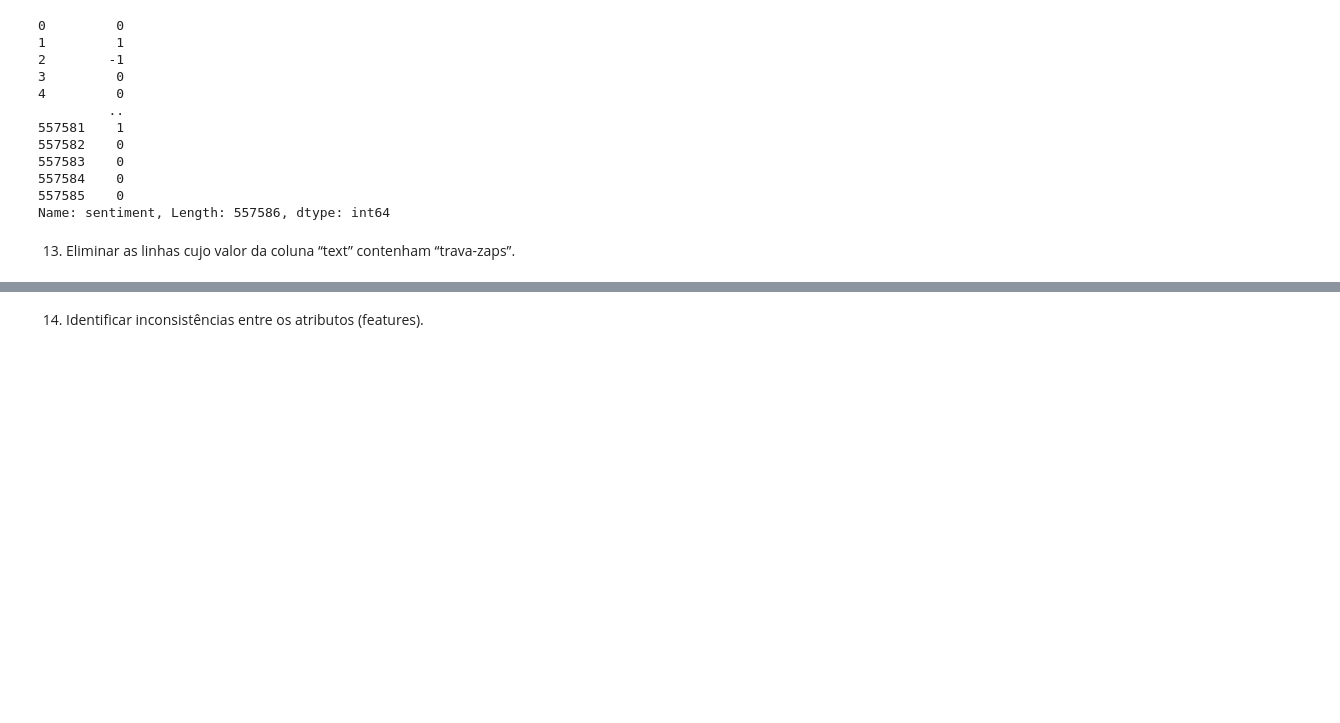
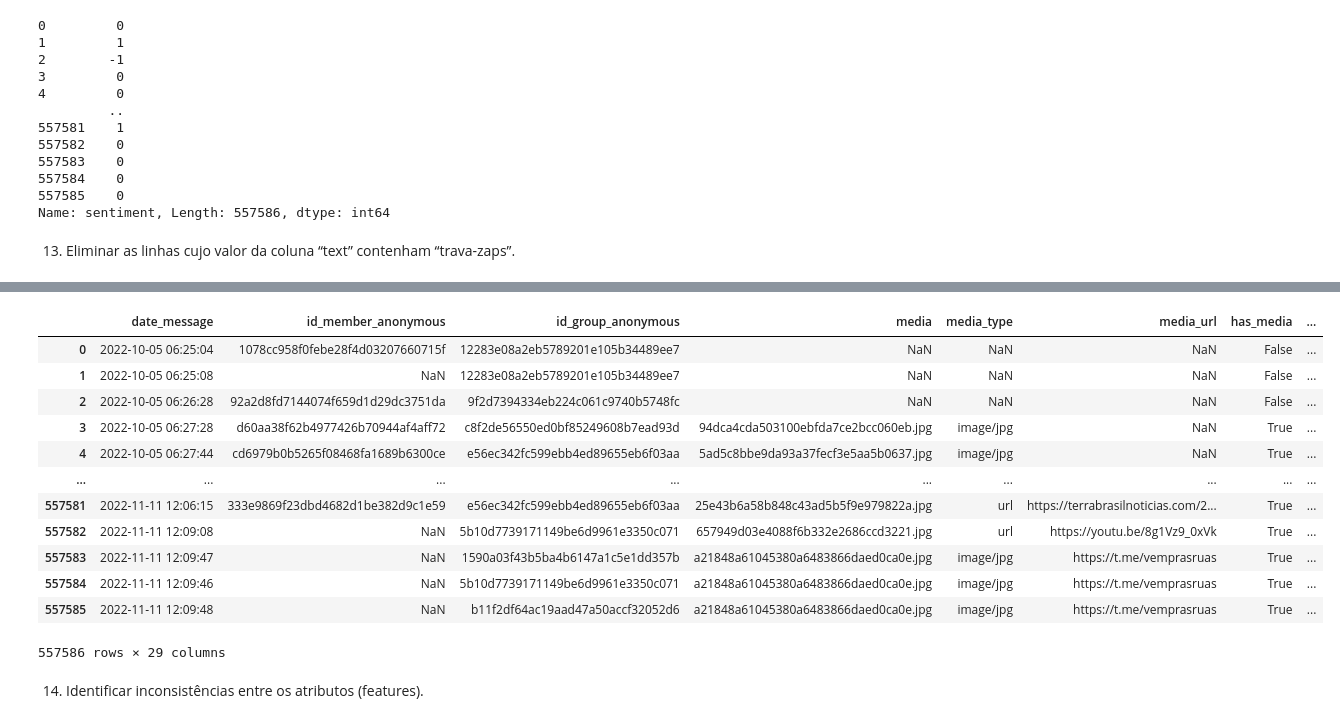
Before and after one commit to zairobastos/ICC, a Jupyter notebook: lista01.ipynb, the cells around one changed output, grey strips where cells are left out. Saved outputs shown, nothing was run; the diff lists cells and outputs as text; code cells hidden in the pictures; blank space fills up the shorter version.

```diff
--- a/lista01.ipynb
+++ b/lista01.ipynb
@@ -202,7 +220,7 @@ Name: caracteres, Length: 557586, dtype: int64
 # %% [markdown]
 9. Crie uma coluna chamada “words” contendo a quantidade de palavras da coluna “text”.
 # %%
-dataset['words'] = dataset['text_content_anonymous'].apply(lambda x: len(str(x).split()) if pd.notnull(x) else 0)
+dataset['words'] = dataset['text_content_anonymous'].fillna('').apply(lambda x: len(str(x).split())).astype(int)
 print(dataset['words'])
 # %% [output]
 0         20
@@ -237,6 +255,3 @@ print(dataset['viral'])
 Name: viral, Length: 557586, dtype: int64
 # %% [markdown]
 11. Crie uma coluna chamada “sharings” contendo a quantidade de vezes que o texto armazenado no atributo “text” aparece no dataset.
-# %%
-dataset['sharings'] = dataset.groupby('text_content_anonymous')['text_content_anonymous'].transform('count')
-print(dataset['sharings'])
@@ -255,0 +258,6 @@ Name: sharings, Length: 557586, dtype: float64
+# %%
+sharings_count = dataset['text_content_anonymous'].value_counts()
+
+dataset['sharings'] = dataset['text_content_anonymous'].map(sharings_count).fillna(0).astype(int)
+
+print(dataset['sharings'])
@@ -283,7 +304,3 @@ print(dataset['sentiment'])
 Name: sentiment, Length: 557586, dtype: int64
 # %% [markdown]
 13. Eliminar as linhas cujo valor da coluna “text” contenham “trava-zaps”.
-# %%
-dataset = dataset[~dataset['text_content_anonymous'].str.contains("trava-zaps", na=False)]
-display(dataset.head(5))
-print(dataset.shape)
@@ -312,0 +307,53 @@ print(dataset2.shape)
+# %%
+def extrair_caracteristicas(texto):
+  return {
+    "qtde_emojis": len(re.findall(r'[\U00010000-\U0010ffff]', texto)),
+    "qtde_especiais": len(re.findall(r'[^\w\s]', texto)),
+    "qtde_repeticoes": max([len(grupo) for grupo in re.findall(r'(.)\1*', texto)] + [0]),
+    "qtde_linhas": texto.count('\n') + 1
+  }
+
+# Heurística para indicar se é um trava-zap
+def e_trava_zap_heuristica(row):
+  return (
+    row['caracteres'] > 10000 or
+    row['qtde_emojis'] > 50 or
+    row['qtde_especiais'] > 100 or
+    row['qtde_repeticoes'] > 20 or
+    row['qtde_linhas'] > 100 or
+    (row['caracteres'] > 5000 and row['words'] < 10)
+  )
+
+# Função para definir trava_zap2
+def definir_trava_zap2(row):
+  if row['trava_zap'] == 1:
+    return 1
+  elif row['trava_zap'] == 0 and e_trava_zap_heuristica(row):
+    return 1
+  else:
+    return 0
+
+
+dataset2 = dataset.copy()
+dataset2['text_content_anonymous'] = dataset2['text_content_anonymous'].fillna('')
+
+novas_features = dataset2['text_content_anonymous'].apply(extrair_caracteristicas).apply(pd.Series)
+df = pd.concat([dataset2, novas_features], axis=1)
+
+# Criando a nova coluna
+df['trava_zap2'] = df.apply(definir_trava_zap2, axis=1)
+df
+# %% [output]
+|  | date_message | id_member_anonymous | id_group_anonymous | media | media_type | media_url | has_media | ... |
+| 0 | 2022-10-05 06:25:04 | 1078cc958f0febe28f4d03207660715f | 12283e08a2eb5789201e105b34489ee7 | NaN | NaN | NaN | False | ... |
+| 1 | 2022-10-05 06:25:08 | NaN | 12283e08a2eb5789201e105b34489ee7 | NaN | NaN | NaN | False | ... |
+| 2 | 2022-10-05 06:26:28 | 92a2d8fd7144074f659d1d29dc3751da | 9f2d7394334eb224c061c9740b5748fc | NaN | NaN | NaN | False | ... |
+| 3 | 2022-10-05 06:27:28 | d60aa38f62b4977426b70944af4aff72 | c8f2de56550ed0bf85249608b7ead93d | 94dca4cda503100ebfda7ce2bcc060eb.jpg | image/jpg | NaN | True | ... |
+| 4 | 2022-10-05 06:27:44 | cd6979b0b5265f08468fa1689b6300ce | e56ec342fc599ebb4ed89655eb6f03aa | 5ad5c8bbe9da93a37fecf3e5aa5b0637.jpg | image/jpg | NaN | True | ... |
+| ... | ... | ... | ... | ... | ... | ... | ... | ... |
+| 557581 | 2022-11-11 12:06:15 | 333e9869f23dbd4682d1be382d9c1e59 | e56ec342fc599ebb4ed89655eb6f03aa | 25e43b6a58b848c43ad5b5f9e979822a.jpg | url | https://terrabrasilnoticias.com/2... | True | ... |
+| 557582 | 2022-11-11 12:09:08 | NaN | 5b10d7739171149be6d9961e3350c071 | 657949d03e4088f6b332e2686ccd3221.jpg | url | https://youtu.be/8g1Vz9_0xVk | True | ... |
+| 557583 | 2022-11-11 12:09:47 | NaN | 1590a03f43b5ba4b6147a1c5e1dd357b | a21848a61045380a6483866daed0ca0e.jpg | image/jpg | https://t.me/vemprasruas | True | ... |
+| 557584 | 2022-11-11 12:09:46 | NaN | 5b10d7739171149be6d9961e3350c071 | a21848a61045380a6483866daed0ca0e.jpg | image/jpg | https://t.me/vemprasruas | True | ... |
+| 557585 | 2022-11-11 12:09:48 | NaN | b11f2df64ac19aad47a50accf32052d6 | a21848a61045380a6483866daed0ca0e.jpg | image/jpg | https://t.me/vemprasruas | True | ... |
+557586 rows × 29 columns
```
Also changed, not shown: parts of 14 cells of this notebook, 1 other file.
